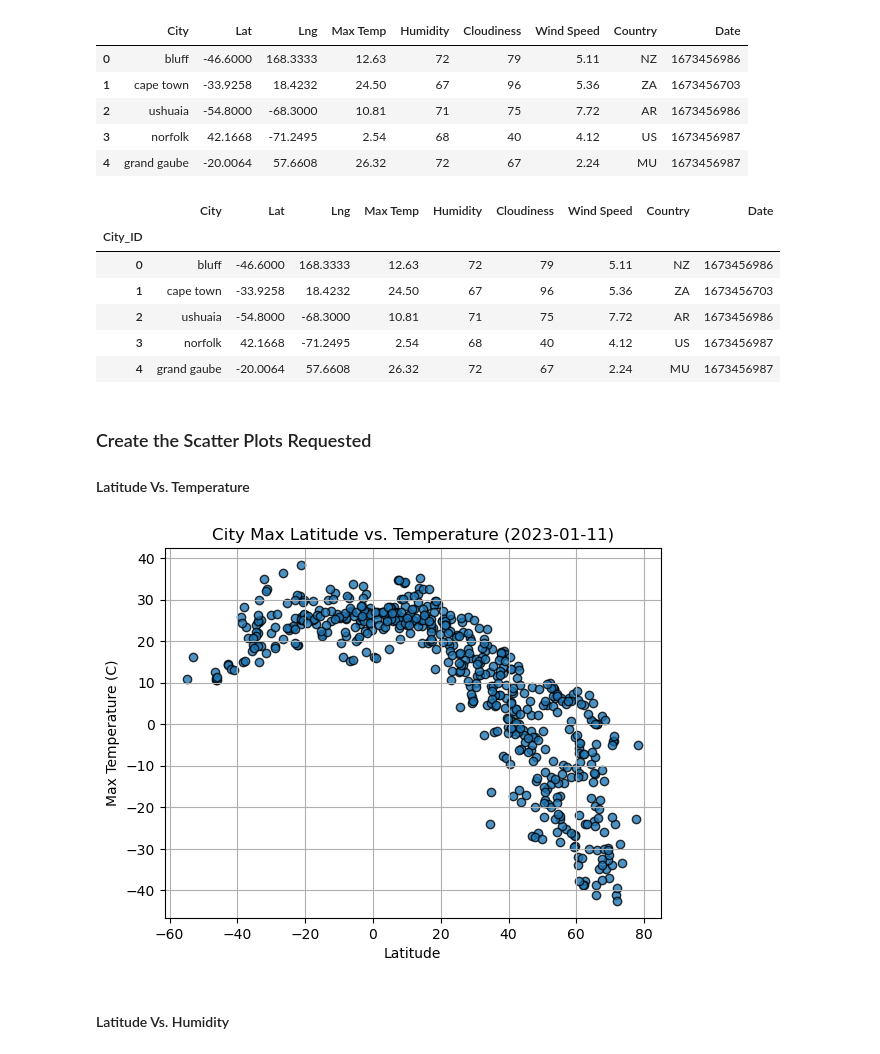
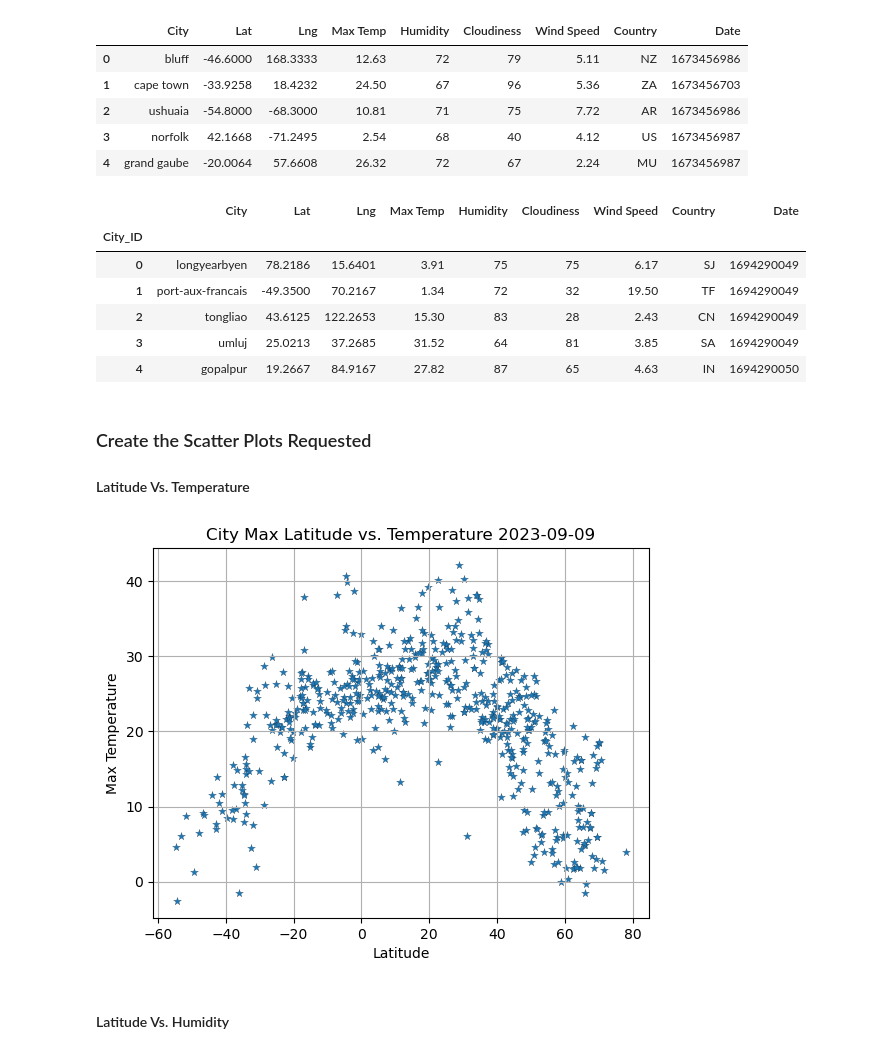
Before and after one commit to theyoungerelder/python-api-challenge, a Jupyter notebook: weatherPY/WeatherPy.ipynb, the cells around one changed output. Saved outputs shown, nothing was run; the diff lists cells and outputs as text; code cells hidden in the pictures.

```diff
--- a/weatherPY/WeatherPy.ipynb
+++ b/weatherPY/WeatherPy.ipynb
@@ -172,17 +182,17 @@ city_data_df.to_csv("output_data/cities.csv", index_label="City_ID")
 # %%
 # Read saved data
-city_data_df = pd.read_csv("output_data/cities.csv", index_col="City_ID")
+citys_df = pd.read_csv("output/cities.csv", index_col="City_ID")
 
 # Display sample data
-city_data_df.head()
+citys_df.head()
 # %% [output]
 |  | City | Lat | Lng | Max Temp | Humidity | Cloudiness | Wind Speed | Country | Date |
 | City_ID |  |  |  |  |  |  |  |  |  |
-| 0 | bluff | -46.6000 | 168.3333 | 12.63 | 72 | 79 | 5.11 | NZ | 1673456986 |
-| 1 | cape town | -33.9258 | 18.4232 | 24.50 | 67 | 96 | 5.36 | ZA | 1673456703 |
-| 2 | ushuaia | -54.8000 | -68.3000 | 10.81 | 71 | 75 | 7.72 | AR | 1673456986 |
-| 3 | norfolk | 42.1668 | -71.2495 | 2.54 | 68 | 40 | 4.12 | US | 1673456987 |
-| 4 | grand gaube | -20.0064 | 57.6608 | 26.32 | 72 | 67 | 2.24 | MU | 1673456987 |
+| 0 | longyearbyen | 78.2186 | 15.6401 | 3.91 | 75 | 75 | 6.17 | SJ | 1694290049 |
+| 1 | port-aux-francais | -49.3500 | 70.2167 | 1.34 | 72 | 32 | 19.50 | TF | 1694290049 |
+| 2 | tongliao | 43.6125 | 122.2653 | 15.30 | 83 | 28 | 2.43 | CN | 1694290049 |
+| 3 | umluj | 25.0213 | 37.2685 | 31.52 | 64 | 81 | 3.85 | SA | 1694290049 |
+| 4 | gopalpur | 19.2667 | 84.9167 | 27.82 | 87 | 65 | 4.63 | IN | 1694290050 |
 # %% [markdown]
 ### Create the Scatter Plots Requested
 
@@ -190,28 +200,28 @@ city_data_df.head()
 # %%
 # Build scatter plot for latitude vs. temperature
 plt.scatter(
-    city_data_df["Lat"],
-    city_data_df["Max Temp"],
+    citys_df["Lat"],
+    citys_df["Max Temp"],
     edgecolor="black",
-    linewidths=1,
-    marker="o",
-    alpha=0.8,
+    linewidths=.1,
+    marker="*",
+    alpha=1,
     label="Cities"
 )
 
 # Incorporate the other graph properties
-plt.title("City Max Latitude vs. Temperature (%s)" % time.strftime("%Y-%m-%d"))
+plt.title("City Max Latitude vs. Temperature %s" % time.strftime("%Y-%m-%d"))
 plt.xlabel("Latitude")
-plt.ylabel("Max Temperature (C)")
+plt.ylabel("Max Temperature")
 plt.grid(True)
 
 # Save the figure
-plt.savefig("output_data/Fig1.png")
+plt.savefig("output/Fig1.png")
 
 # Show plot
 plt.show()
 # %% [output]
-[figure, old version]
+[figure, new version]
 # %% [markdown]
 #### Latitude Vs. Humidity
 # %%
```
Also changed, not shown: parts of 31 cells of this notebook, 7 other files.
